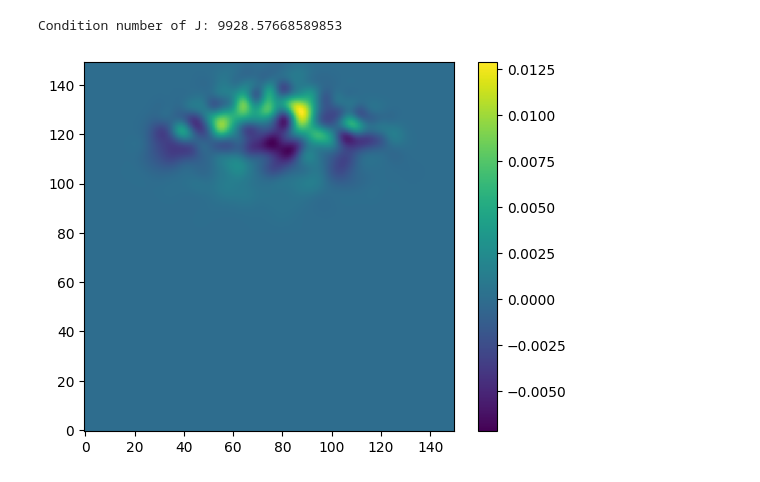
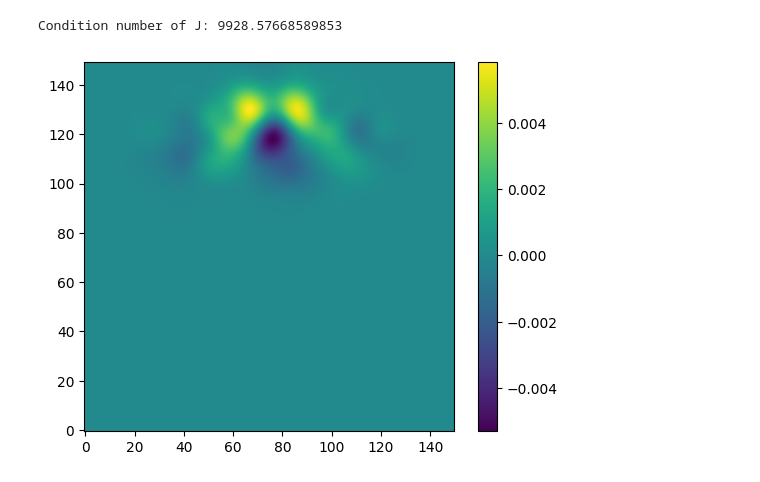
Before and after one commit to neural-imagery/tomography-experiments, a Jupyter notebook: 3d/main.ipynb, the cells around one changed output. Cells and saved outputs as stored; diff of their text form; code cells hidden in the pictures.

```diff
--- a/3d/main.ipynb
+++ b/3d/main.ipynb
@@ -74,7 +74,7 @@ total simulated energy: 100000000.00    absorbed: 39.79977%
 Are we shooting enough photons?
 # %%
 nruns = 10
-nphoton = 1e5
+nphoton = 1e8
 
 data_bg = np.zeros((nruns, nt, ndet))
 
@@ -143,12 +143,12 @@ mua_new = mua_bg + dmua
 # %%
 # blur the result
 from scipy.ndimage import gaussian_filter
-dmua2 = gaussian_filter(dmua, sigma=3)
+dmua2 = gaussian_filter(dmua, sigma=5)
 
 
 plt.imshow(dmua2[nz//2,...])
 plt.colorbar()
 # flip y axis
 plt.gca().invert_yaxis()
 # %% [output]
-[figure, old version]
+[figure, new version]
```
Also changed, not shown: parts of 2 cells of this notebook.
